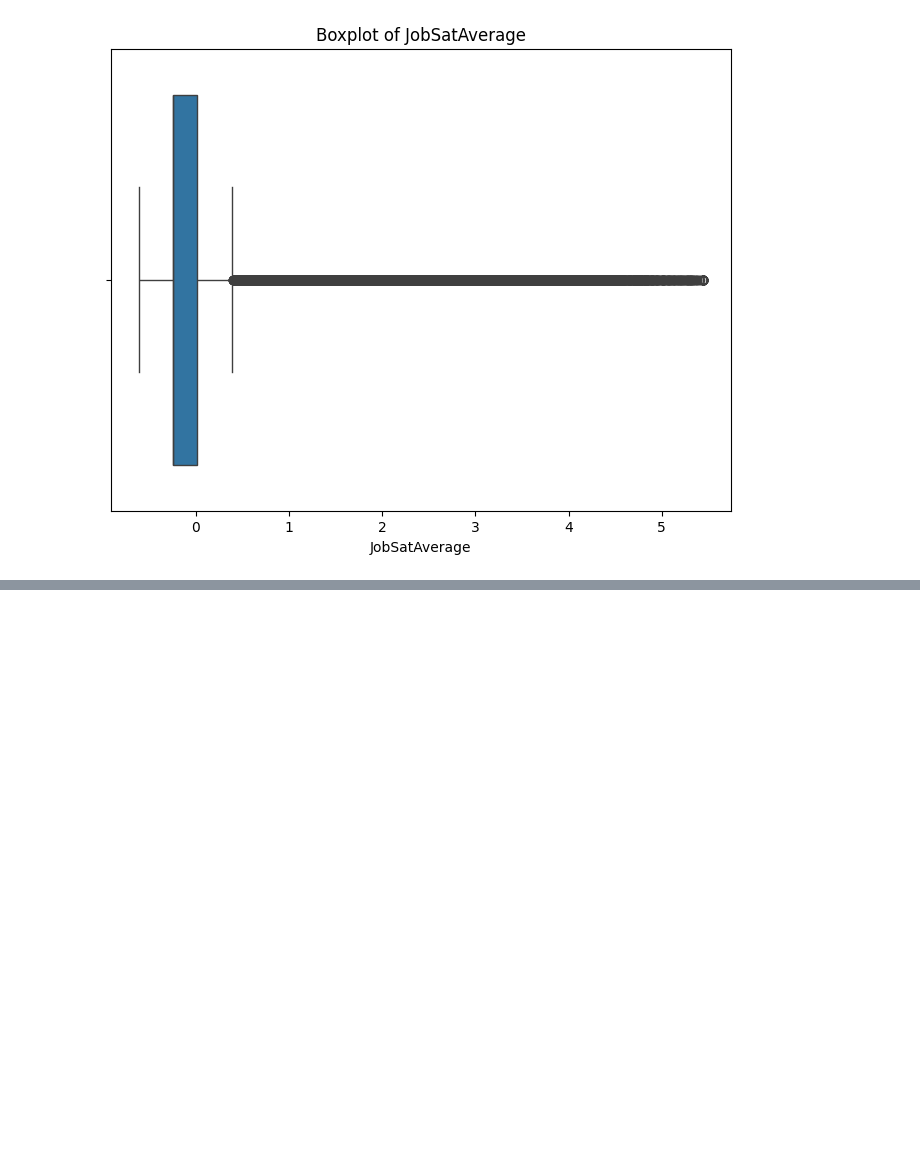
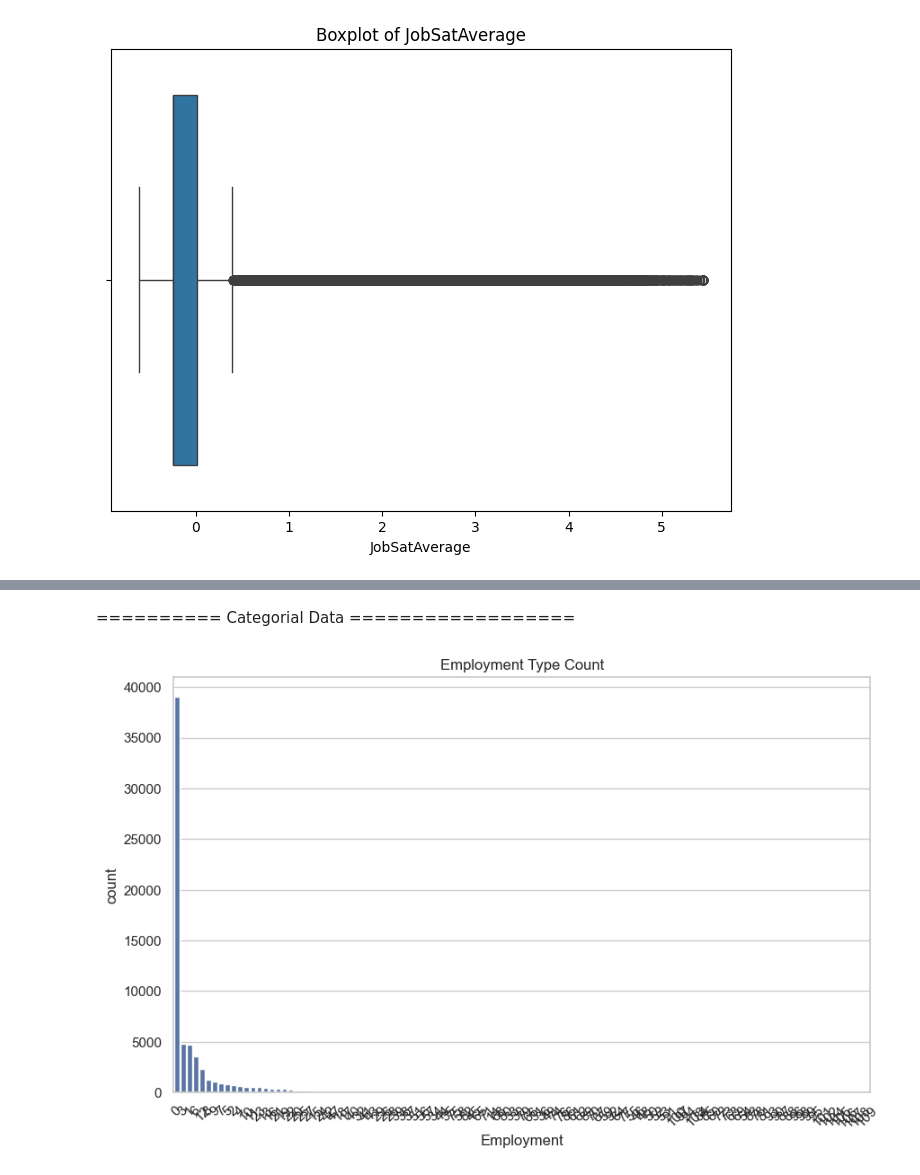
Before and after one commit to MoetezAbbassi/Python-Projects, a Jupyter notebook: IBM Data Analytics mini-projects/IBM Capstone Project/ibm.ipynb, the cells around one changed output, grey strips where cells are left out. Saved outputs shown, nothing was run; the diff lists cells and outputs as text; code cells hidden in the pictures; blank space fills up the shorter version.

```diff
--- a/IBM Data Analytics mini-projects/IBM Capstone Project/ibm.ipynb
+++ b/IBM Data Analytics mini-projects/IBM Capstone Project/ibm.ipynb
@@ -439,0 +457,9 @@ plt.show()
+# %% [markdown]
+========== Categorial Data ==================
+# %%
+sns.countplot(data=df, x='Employment', order=df['Employment'].value_counts().index)
+plt.title('Employment Type Count')
+plt.xticks(rotation=45)
+plt.show()
+# %% [output]
+[figure, added]
```
Also changed, not shown: parts of 9 cells of this notebook.
